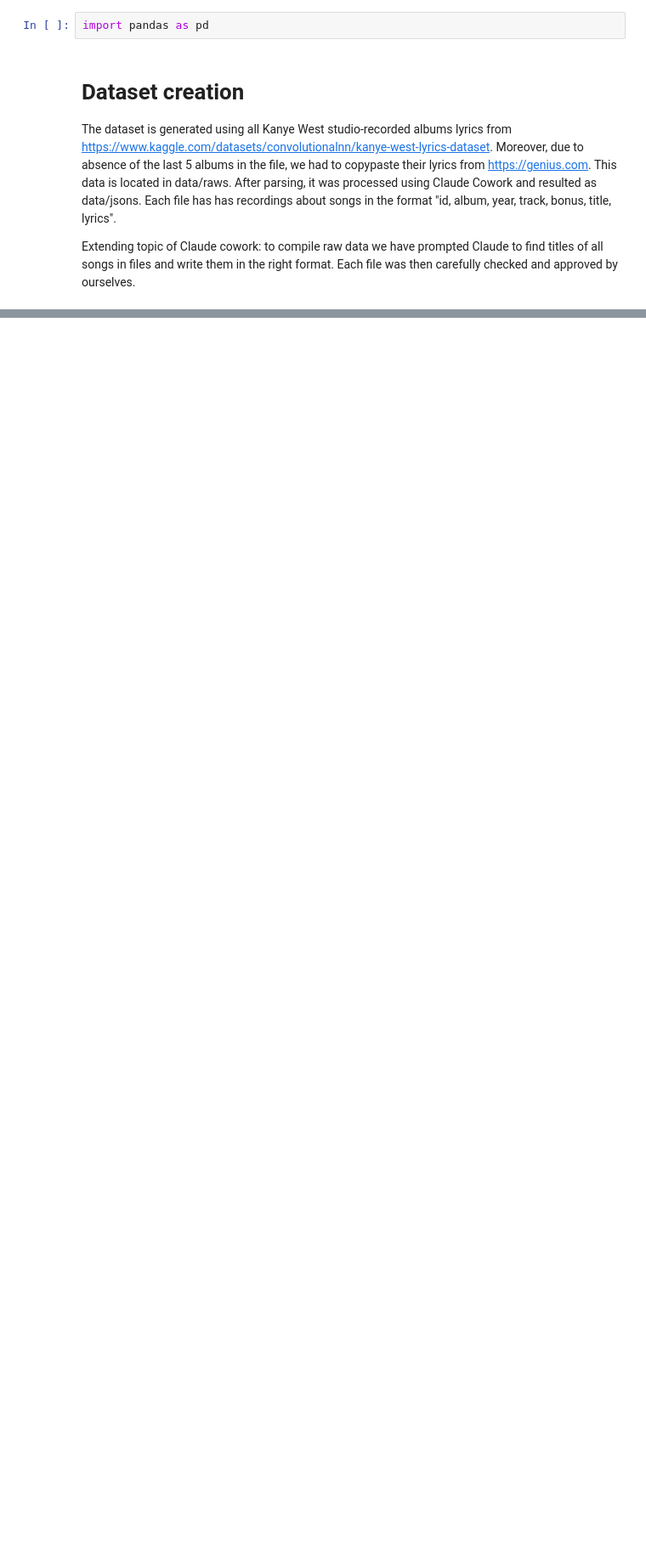
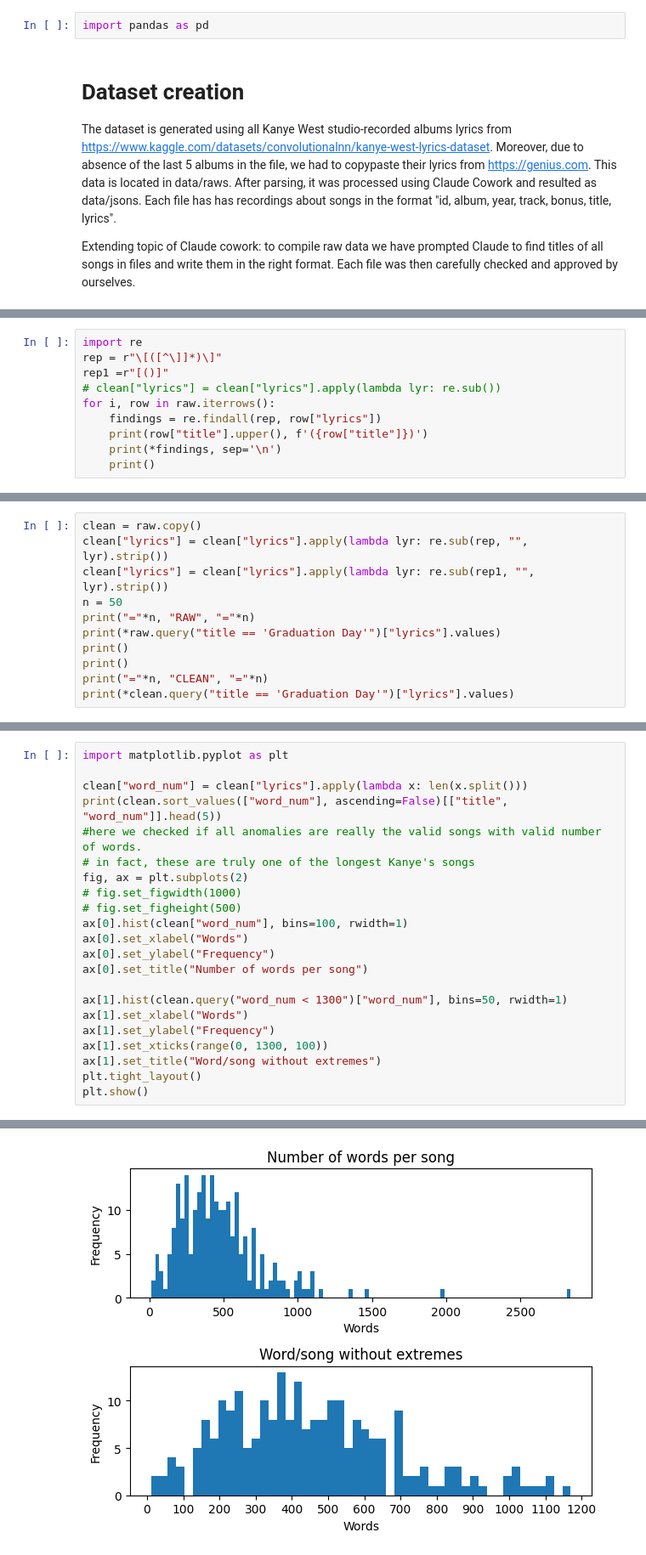
Before and after one commit to mistmake/Kanye_lyrics_analysis, a Jupyter notebook: dataset_prep.ipynb, the cells around one changed output, grey strips where cells are left out. Shown at 85% size. Saved outputs shown, nothing was run; the diff lists cells and outputs as text; blank space fills up the shorter version.

Commit message:
Added cleaning up and created new column with number of words in each song

```diff
--- a/dataset_prep.ipynb
+++ b/dataset_prep.ipynb
@@ -46,0 +124,10 @@ Length: 234, dtype: str
+# %%
+import re
+rep = r"\[([^\]]*)\]"
+rep1 =r"[()]"
+# clean["lyrics"] = clean["lyrics"].apply(lambda lyr: re.sub())
+for i, row in raw.iterrows():
+    findings = re.findall(rep, row["lyrics"])
+    print(row["title"].upper(), f'({row["title"]})')
+    print(*findings, sep='\n')
+    print()
@@ -46,0 +168,11 @@ Length: 234, dtype: str
+# %%
+clean = raw.copy()
+clean["lyrics"] = clean["lyrics"].apply(lambda lyr: re.sub(rep, "", lyr).strip())
+clean["lyrics"] = clean["lyrics"].apply(lambda lyr: re.sub(rep1, "", lyr).strip())
+n = 50
+print("="*n, "RAW", "="*n)
+print(*raw.query("title == 'Graduation Day'")["lyrics"].values)
+print()
+print()
+print("="*n, "CLEAN", "="*n)
+print(*clean.query("title == 'Graduation Day'")["lyrics"].values)
@@ -46,0 +200,23 @@ Length: 234, dtype: str
+# %%
+import matplotlib.pyplot as plt
+
+clean["word_num"] = clean["lyrics"].apply(lambda x: len(x.split()))
+print(clean.sort_values(["word_num"], ascending=False)[["title", "word_num"]].head(5))
+#here we checked if all anomalies are really the valid songs with valid number of words.
+# in fact, these are truly one of the longest Kanye's songs
+fig, ax = plt.subplots(2)
+# fig.set_figwidth(1000)
+# fig.set_figheight(500)
+ax[0].hist(clean["word_num"], bins=100, rwidth=1)
+ax[0].set_xlabel("Words")
+ax[0].set_ylabel("Frequency")
+ax[0].set_title("Number of words per song")
+
+ax[1].hist(clean.query("word_num < 1300")["word_num"], bins=50, rwidth=1)
+ax[1].set_xlabel("Words")
+ax[1].set_ylabel("Frequency")
+ax[1].set_xticks(range(0, 1300, 100))
+ax[1].set_title("Word/song without extremes")
+plt.tight_layout()
+plt.show()
+# %% [output]
@@ -46,0 +229 @@ Length: 234, dtype: str
+[figure, added]
```
Also changed, not shown: parts of 21 cells of this notebook, 2 other files.
